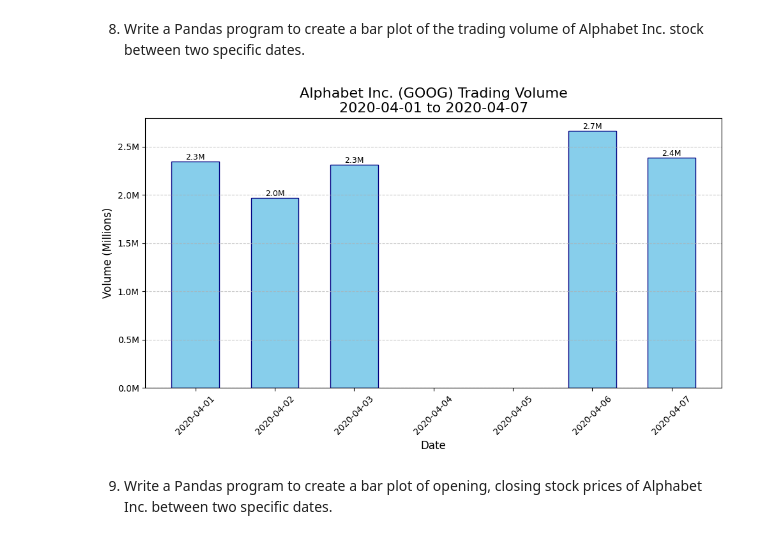
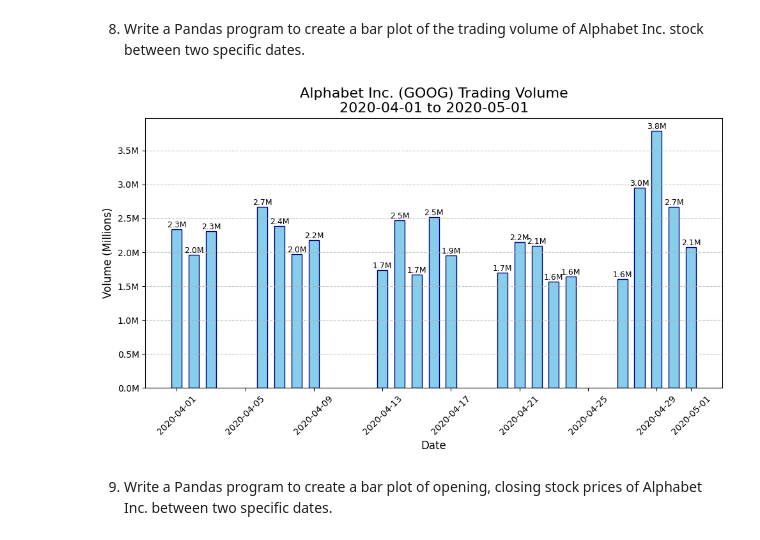
Before and after one commit to Dheer08/Master-s-Python-Assignment, a Jupyter notebook: CA 1/20056561 - Exercise 2 Pandas Data Manipulation.ipynb, the cells around one changed output. Cells and saved outputs as stored; diff of their text form; code cells hidden in the pictures.

```diff
--- a/CA 1/20056561 - Exercise 2 Pandas Data Manipulation.ipynb
+++ b/CA 1/20056561 - Exercise 2 Pandas Data Manipulation.ipynb
@@ -212,7 +214,7 @@ df['Date'] = pd.to_datetime(df['Date'])
 df.set_index('Date', inplace=True)
 
 start_date = '2020-04-01'
-end_date = '2020-04-02'
+end_date = '2021-04-01'
 
 # Filter data between specific dates
 # To extract only the rows within the specified date range
@@ -220,9 +222,8 @@ filtered_df = df.loc[start_date:end_date]
 
 # Create line plot
 # X-axis: Dates (filtered_df.index),Y-axis: Closing prices (filtered_df['Close']),Circular markers (marker='o'),Blue line (color='blue'
-# Line thickness (linewidth=2).
-
-Legend label (label='Closing Price').
+# Line thickness (linewidth=2),Legend label (label='Closing Price').
+# 12-inch wide by 6-inch tall figure
 plt.figure(figsize=(12, 6))
 plt.plot(filtered_df.index, filtered_df['Close'],
          marker='o',
@@ -237,6 +238,7 @@ plt.ylabel('Price (USD)', fontsize=12)
 plt.grid(True, linestyle='--', alpha=0.7)
 
 # Rotate x-axis labels for better readability
+# Prevents overlapping of date labels.
 plt.xticks(rotation=45)
 
 # Add data labels
@@ -252,4 +254,6 @@ plt.legend()
 plt.tight_layout()
 # To render the plot
 plt.show()
+
+# Insight - From the plot that we identify that the stock price has been increasing Gradually, It has gone to record high of $1728 per share.
 # %% [output]
@@ -321,52 +331,60 @@ Inc. stock between two specific dates.
 df = pd.read_csv('/content/alphabet_stock_data.csv')
 
 # Convert Date column to datetime
+# We Convert Date column into datetime for the proper analysis of time based columns or data
 df['Date'] = pd.to_datetime(df['Date'])
 
 # Set Date as index
+# inplace=True modifies the DataFrame directly instead of returning a new one.
 df.set_index('Date', inplace=True)
 
 # Define date range (using all dates from your data)
 start_date = '2020-04-01'
-end_date = '2020-04-07'
+end_date = '2020-05-01'
 
 # Filter data between specific dates
 filtered_df = df.loc[start_date:end_date]
 
 # Create bar plot
+# 10-inch wide by 6-inch tall figure
 plt.figure(figsize=(10, 6))
 
 # Create bars with volume data
 bars = plt.bar(filtered_df.index, filtered_df['Volume'],
               color='skyblue',
               edgecolor='navy',
               width=0.6)
 
 # Customize plot
 plt.title(f'Alphabet Inc. (GOOG) Trading Volume\n{start_date} to {end_date}', fontsize=16)
 plt.xlabel('Date', fontsize=12)
 plt.ylabel('Volume (Millions)', fontsize=12)
 plt.grid(axis='y', linestyle='--', alpha=0.7)
 
 # Format y-axis to show millions
+# We format it to million for more plot visulization
 plt.gca().yaxis.set_major_formatter(plt.FuncFormatter(lambda x, loc: f"{x/1e6:.1f}M"))
 
 # Add value labels on top of each bar
+# To display exact prices above bars.
 for bar in bars:
     height = bar.get_height()
     plt.text(bar.get_x() + bar.get_width()/2., height,
              f'{height/1e6:.1f}M',
              ha='center', va='bottom',
              fontsize=9)
 
 # Rotate x-axis labels for better readability
 plt.xticks(rotation=45)
 
 # Adjust layout
 plt.tight_layout()
 plt.show()
+
+# Insight - From the Graph we can see Trading volume of each day so the investor can decide which day should he buy or sell the stock for maximum profit
+# Bar Chart can be used also estimate the probability distributions that the data follow for future prediction
 # %% [output]
-[figure, old version]
+[figure, new version]
 # %% [markdown]
 9. Write a Pandas program to create a bar plot of opening, closing stock prices of
 Alphabet Inc. between two specific dates.
```
Also changed, not shown: parts of 5 cells of this notebook.
